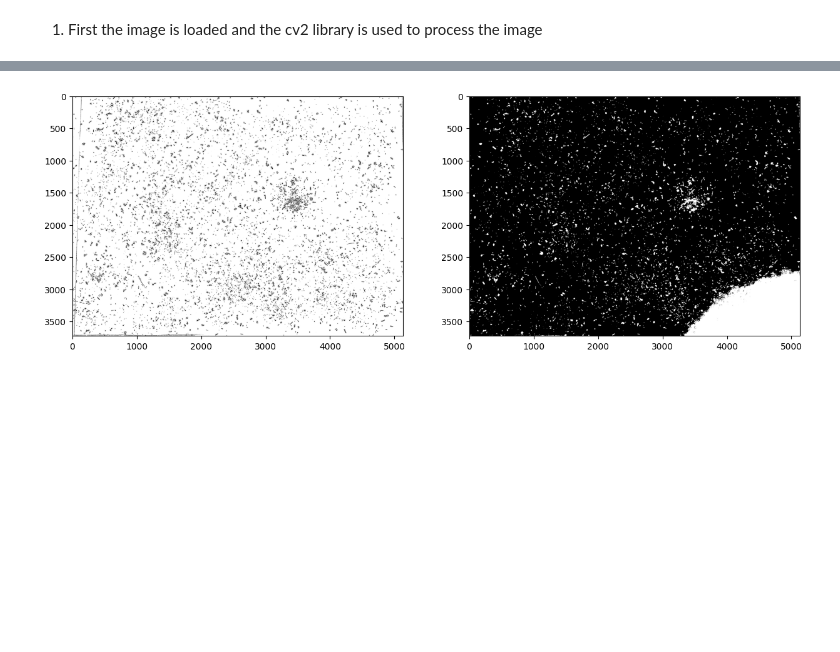
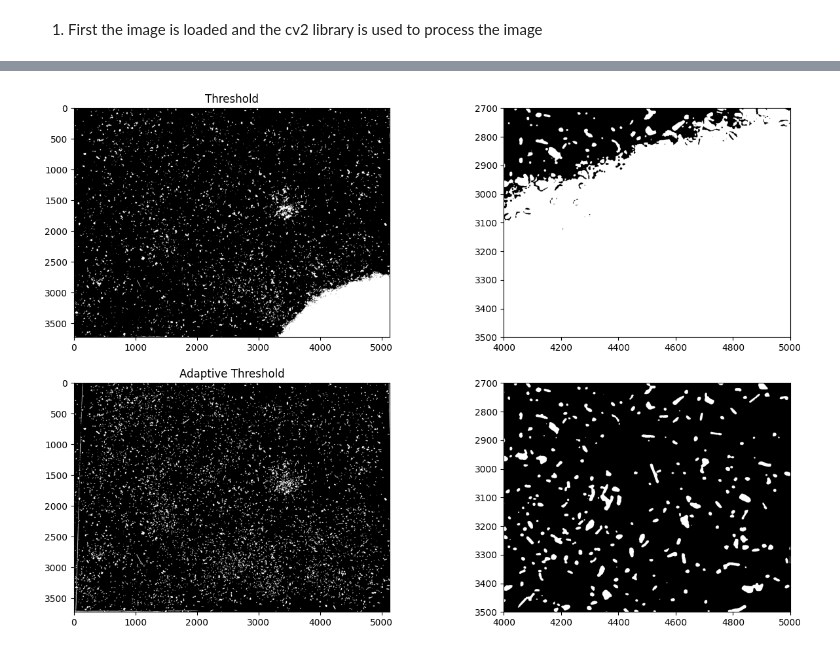
Before and after one commit to joaquinaicrag/UNIBS, a Jupyter notebook: Paper1-YMporousmat/count_grains/extrafine/count_grain.ipynb, the cells around one changed output, grey strips where cells are left out. Cells and saved outputs as stored; diff of their text form; code cells hidden in the pictures; blank space fills up the shorter version.

Commit message:
improving contour algorithm

```diff
--- a/Paper1-YMporousmat/count_grains/extrafine/count_grain.ipynb
+++ b/Paper1-YMporousmat/count_grains/extrafine/count_grain.ipynb
@@ -37,18 +58,30 @@ plt.show()
 # %%
 # Get the pixel resolution in pixels per millimeter (Enter valid values based on your image)
 #pixel_resolution_x = float(input("Enter horizontal pixel resolution (pixels/mm): ")) #2234/100=22.34
 #pixel_resolution_y = float(input("Enter vertical pixel resolution (pixels/mm): "))   #1358/60= 22.62
 
 pixel_resolution_x = 25.6
 pixel_resolution_y = 24.84
 
 # Apply thresholding to segment the sticks from the background
-thresh = cv2.threshold(gray_blurred, 100, 255, cv2.THRESH_BINARY_INV + cv2.THRESH_OTSU)[1]
-thresh2 = cv2.adaptiveThreshold(gray_blurred, 255, cv2.ADAPTIVE_THRESH_GAUSSIAN_C, cv2.THRESH_BINARY, 11,2)
-fig, axx = plt.subplots(1, 2, figsize=(15,10))
-axx[0].imshow(cv2.cvtColor(thresh2, cv2.COLOR_BGR2RGB))
-axx[1].imshow(cv2.cvtColor(thresh, cv2.COLOR_BGR2RGB))
-# Find contours of the sticks
-contours, hierarchy = cv2.findContours(thresh, cv2.RETR_EXTERNAL, cv2.CHAIN_APPROX_SIMPLE)
+thresh = cv.threshold(gray_blurred, 100, 255, cv.THRESH_BINARY_INV + cv.THRESH_OTSU)[1]
+thresh2 = cv.adaptiveThreshold(gray_blurred, 255, cv.ADAPTIVE_THRESH_GAUSSIAN_C, cv.THRESH_BINARY_INV, 71,4)
+
+fig, axx = plt.subplots(2, 2, figsize=(15,10))
+axx[0][0].imshow(cv.cvtColor(thresh, cv.COLOR_BGR2RGB))
+axx[0][0].set_title('Threshold')
+
+axx[0][1].imshow(cv.cvtColor(thresh, cv.COLOR_BGR2RGB))
+axx[0][1].set_xlim(4000, 5000)
+axx[0][1].set_ylim(3500, 2700)
+
+axx[1][0].imshow(cv.cvtColor(thresh2, cv.COLOR_BGR2RGB))
+axx[1][0].set_title('Adaptive Threshold')
+
+axx[1][1].imshow(cv.cvtColor(thresh2, cv.COLOR_BGR2RGB))
+axx[1][1].set_xlim(4000, 5000)
+axx[1][1].set_ylim(3500, 2700)
+
+plt.show()
 # %% [output]
-[figure, old version]
+[figure, new version]
```
Also changed, not shown: parts of 4 cells of this notebook.
